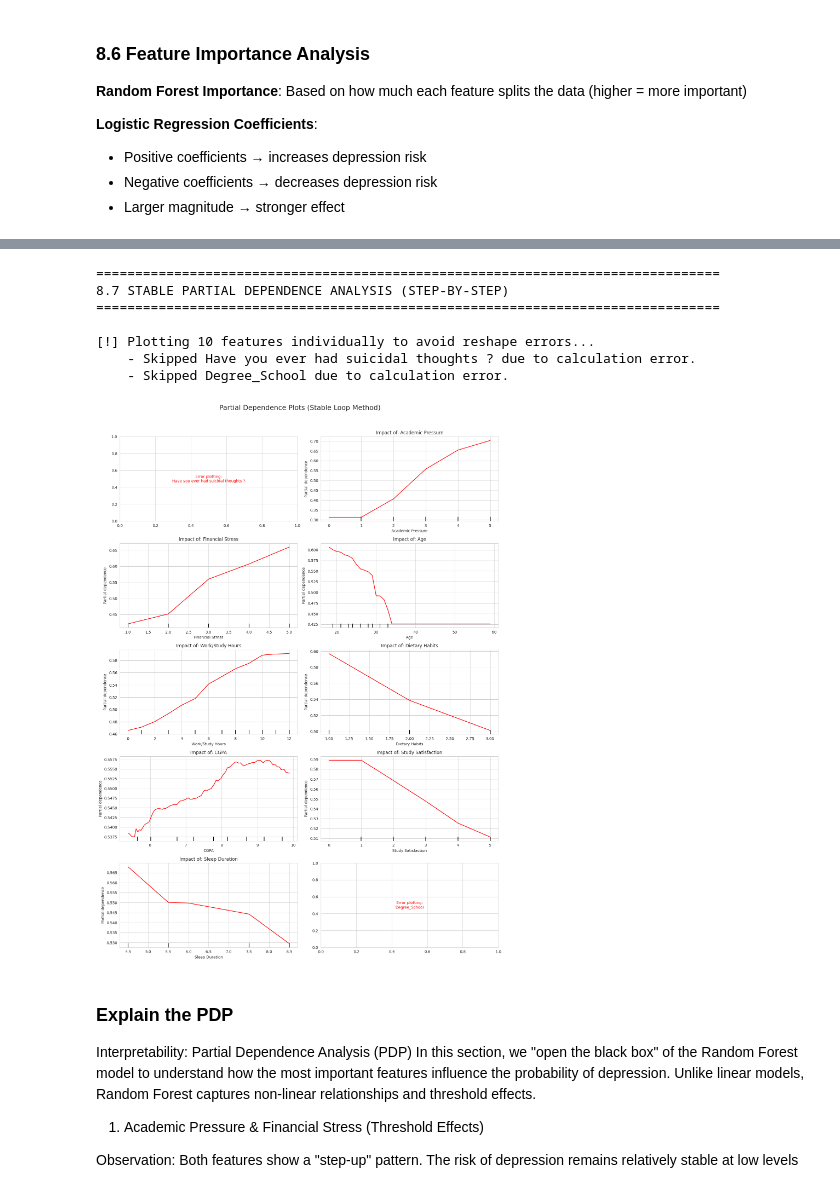
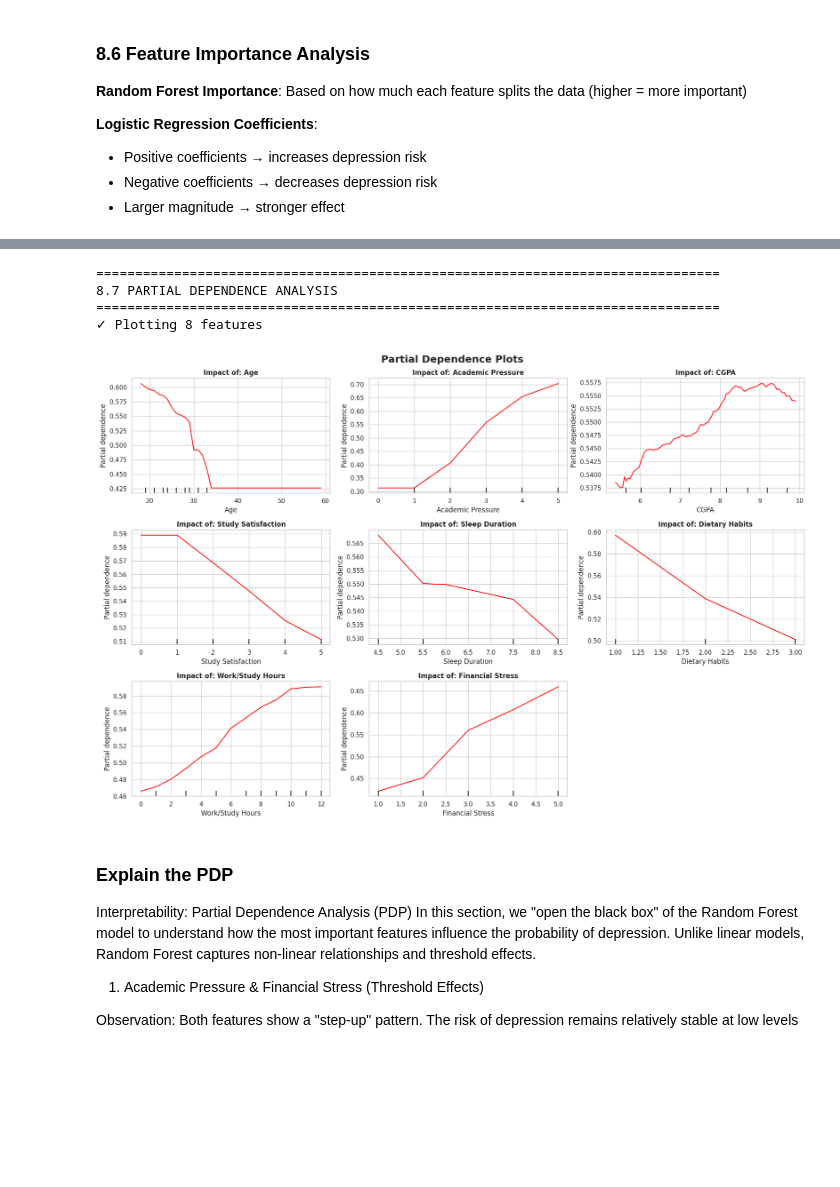
Before and after one commit to XyronTeam/ml-project, a Jupyter notebook: src/dataset_a/notebook_a.ipynb, the cells around one changed output, grey strips where cells are left out. Cells and saved outputs as stored; diff of their text form; code cells hidden in the pictures; blank space fills up the shorter version.

```diff
--- a/src/dataset_a/notebook_a.ipynb
+++ b/src/dataset_a/notebook_a.ipynb
@@ -2611,55 +2611,50 @@ import matplotlib.pyplot as plt
 from sklearn.inspection import PartialDependenceDisplay
 
 print("\n" + "="*80)
-print("8.7 STABLE PARTIAL DEPENDENCE ANALYSIS (STEP-BY-STEP)")
+print("8.7 PARTIAL DEPENDENCE ANALYSIS")
 print("="*80)
 
 X_pdp = X_train.copy()
 for col in X_pdp.select_dtypes(include=['bool']).columns:
     X_pdp[col] = X_pdp[col].astype(int)
 
-top_n = 10
-features_to_plot = rf_importance.head(top_n)['Feature'].tolist()
+# Get all features with more than 2 unique values
+numerical_only = [feat for feat in X_pdp.columns if X_pdp[feat].nunique() > 2]
 
-n_cols = 2
-n_rows = (len(features_to_plot) + 1) // 2
-fig, axes = plt.subplots(n_rows, n_cols, figsize=(15, n_rows * 4))
+print(f"✓ Plotting {len(numerical_only)} features")
+
+n_cols = 3
+n_rows = (len(numerical_only) + n_cols - 1) // n_cols
+fig, axes = plt.subplots(n_rows, n_cols, figsize=(18, n_rows * 4))
 axes = axes.flatten()
 
-print(f"\n[!] Plotting {len(features_to_plot)} features individually to avoid reshape errors...")
-
-for i, feature in enumerate(features_to_plot):
+for i, feature in enumerate(numerical_only):
     try:
         PartialDependenceDisplay.from_estimator(
             rf_model,
             X_pdp,
             features=[feature],
             ax=axes[i],
             kind='average',
             line_kw={"color": "red"}
         )
-        axes[i].set_title(f"Impact of: {feature}")
+        axes[i].set_title(f"Impact of: {feature}", fontweight='bold')
     except Exception as e:
-        axes[i].text(0.5, 0.5, f"Error plotting:\n{feature}",
-                     ha='center', va='center', color='red')
-        print(f"    - Skipped {feature} due to calculation error.")
+        axes[i].text(0.5, 0.5, f"Error: {feature}", ha='center', va='center', color='red')
 
-
-for j in range(i + 1, len(axes)):
+# Hide unused subplots
+for j in range(len(numerical_only), len(axes)):
     axes[j].set_visible(False)
 
-plt.suptitle("Partial Dependence Plots (Stable Loop Method)", fontsize=18, y=1.02)
+plt.suptitle("Partial Dependence Plots", fontsize=18, fontweight='bold')
 plt.tight_layout()
 plt.show()
 # %% [output]
 ================================================================================
-8.7 STABLE PARTIAL DEPENDENCE ANALYSIS (STEP-BY-STEP)
+8.7 PARTIAL DEPENDENCE ANALYSIS
 ================================================================================
-
-[!] Plotting 10 features individually to avoid reshape errors...
-    - Skipped Have you ever had suicidal thoughts ? due to calculation error.
-    - Skipped Degree_School due to calculation error.
+✓ Plotting 8 features
-[figure, old version]
+[figure, new version]
 # %% [markdown]
 ### Explain the PDP
 Interpretability: Partial Dependence Analysis (PDP)
```
Also changed, not shown: parts of 9 cells of this notebook.
